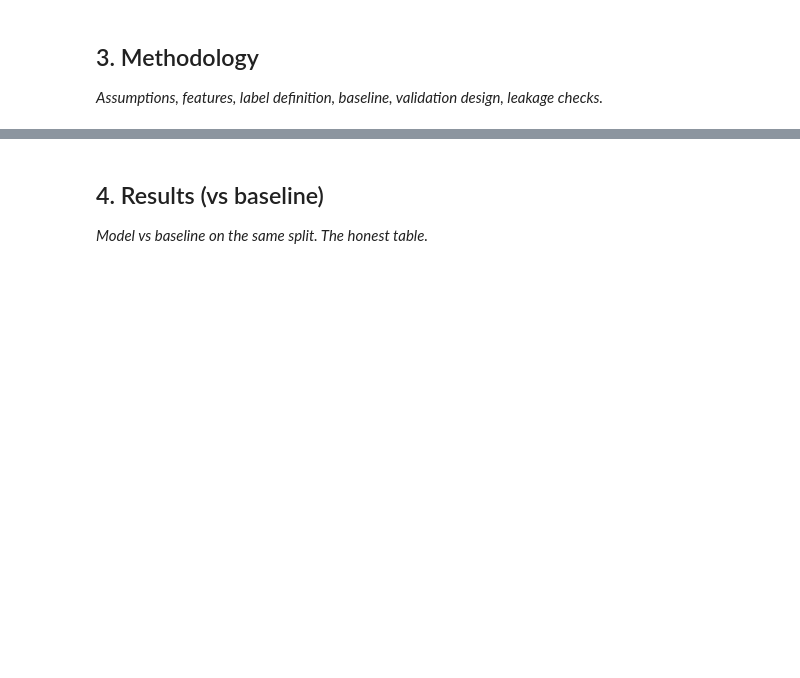
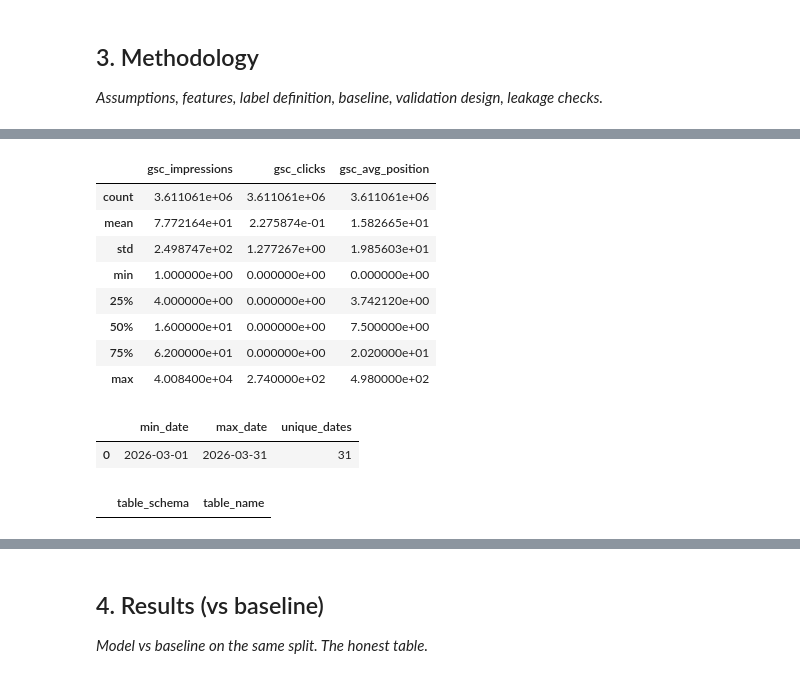
Before and after one commit to Saurabh07-Nishad/flyrank-ml-internship, a Jupyter notebook: work/notebooks/capstone.ipynb, the cells around one changed output, grey strips where cells are left out. Drawn from its saved outputs; the diff is of its cells as text; code cells hidden in the pictures; blank space fills up the shorter version.

```diff
--- a/work/notebooks/capstone.ipynb
+++ b/work/notebooks/capstone.ipynb
@@ -20,0 +203,46 @@ This skeleton is yours to fill. Work the sections **in order** — each one has
+# %%
+features = df[
+    [
+        "gsc_impressions",
+        "gsc_clicks",
+        "gsc_avg_position"
+    ]
+].copy()
+
+features.describe()
+# %% [output]
+|  | gsc_impressions | gsc_clicks | gsc_avg_position |
+| count | 3.611061e+06 | 3.611061e+06 | 3.611061e+06 |
+| mean | 7.772164e+01 | 2.275874e-01 | 1.582665e+01 |
+| std | 2.498747e+02 | 1.277267e+00 | 1.985603e+01 |
+| min | 1.000000e+00 | 0.000000e+00 | 0.000000e+00 |
+| 25% | 4.000000e+00 | 0.000000e+00 | 3.742120e+00 |
+| 50% | 1.600000e+01 | 0.000000e+00 | 7.500000e+00 |
+| 75% | 6.200000e+01 | 0.000000e+00 | 2.020000e+01 |
+| max | 4.008400e+04 | 2.740000e+02 | 4.980000e+02 |
+# %%
+date_check = con.sql(f"""
+    SELECT
+        MIN(report_date) AS min_date,
+        MAX(report_date) AS max_date,
+        COUNT(DISTINCT report_date) AS unique_dates
+    FROM {REL}
+""").df()
+
+date_check
+# %% [output]
+|  | min_date | max_date | unique_dates |
+| 0 | 2026-03-01 | 2026-03-31 | 31 |
+# %%
+# Show the available tables in the FlyRank warehouse
+
+tables = con.sql("""
+    SELECT table_schema, table_name
+    FROM information_schema.tables
+    WHERE table_schema NOT IN ('information_schema', 'pg_catalog')
+    ORDER BY table_schema, table_name
+""").df()
+
+tables
+# %% [output]
+|  | table_schema | table_name |
```
Also changed, not shown: parts of 16 cells of this notebook.
